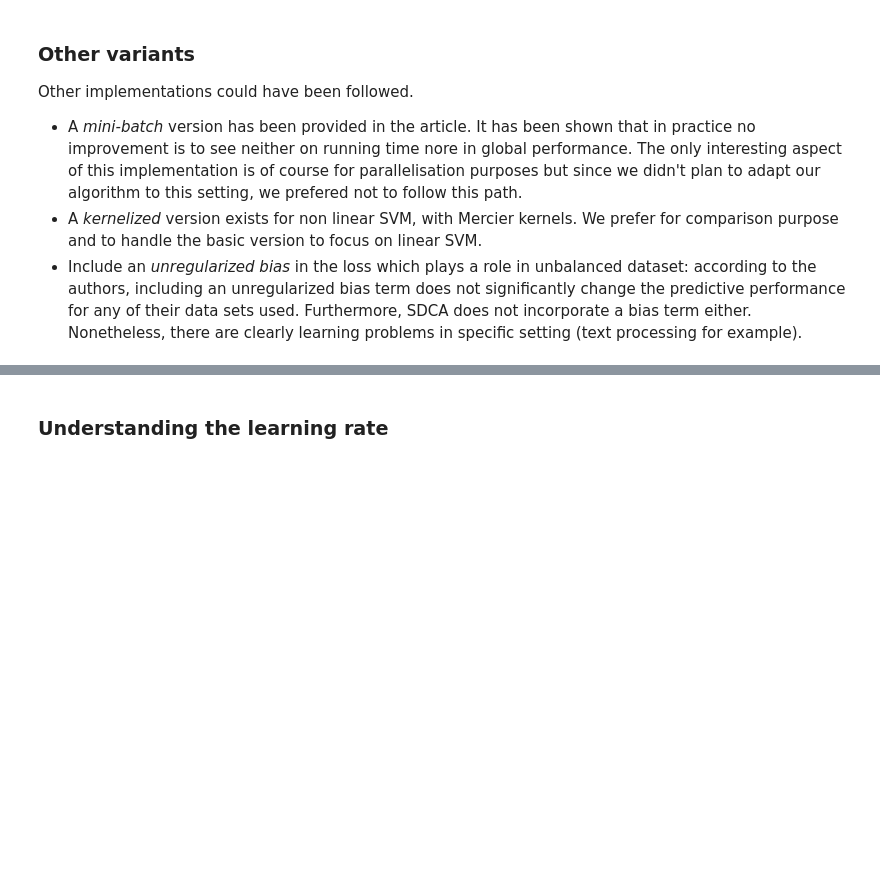
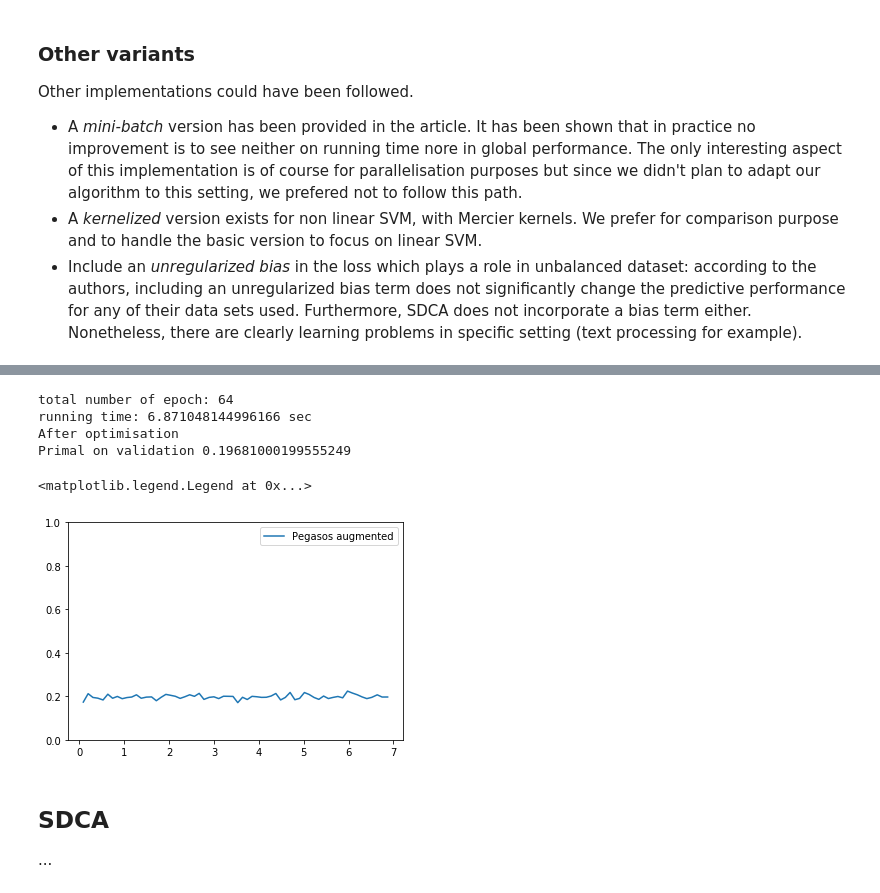
Before and after one commit to gauthier-schweitzer/soadml, a Jupyter notebook: Projet.ipynb, the cells around one changed output, grey strips where cells are left out. Drawn from its saved outputs; the diff is of its cells as text; code cells hidden in the pictures; blank space fills up the shorter version.

```diff
--- a/Projet.ipynb
+++ b/Projet.ipynb
@@ -903 +908,7 @@ Puisque nous sommes dans le cadre d'une prédiction, nous considérons que le pl
+# %%
+from sklearn.model_selection import train_test_split
+test_ratio = 0.2
+X_train, X_test, Y_train, Y_test = train_test_split(X, Y, test_size=test_ratio,
+                                                        shuffle=True,
+                                                        random_state = 0)
 # %%
@@ -1029,2 +981,20 @@ def pegasos_iter(X,Y,lamb,n_iter,test_ratio=0.2, stop_thresh=0.01):
-# %% [markdown]
-### Understanding the learning rate
+# %%
+result_peg = pegasos(X_train, Y_train, lamb
+                     #,stop_thresh=0.01
+                    )
+# %% [output]
+total number of epoch: 64
+running time: 6.871048144996166 sec
+After optimisation
+Primal on validation 0.19681000199555249
+# %%
+plt.plot(np.cumsum(result_peg.rtime),result_peg.primal_val, label = "Pegasos augmented")
+plt.ylim((0,1))
+plt.legend()
+# %% [output]
+<matplotlib.legend.Legend at 0x...>
+[figure, added]
+# %% [markdown]
+## SDCA
+
+...
```
Also changed, not shown: parts of 14 cells of this notebook.
